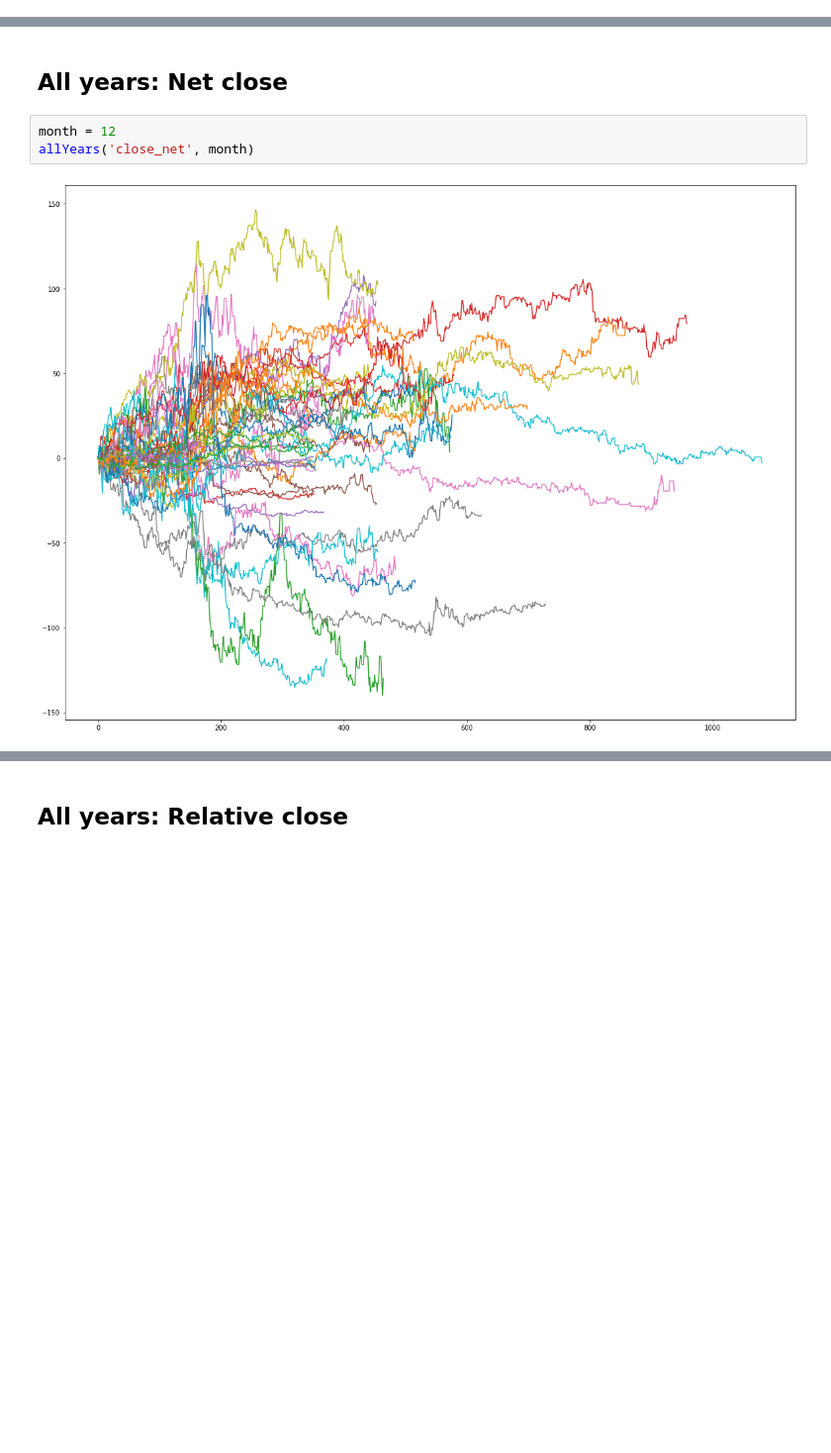
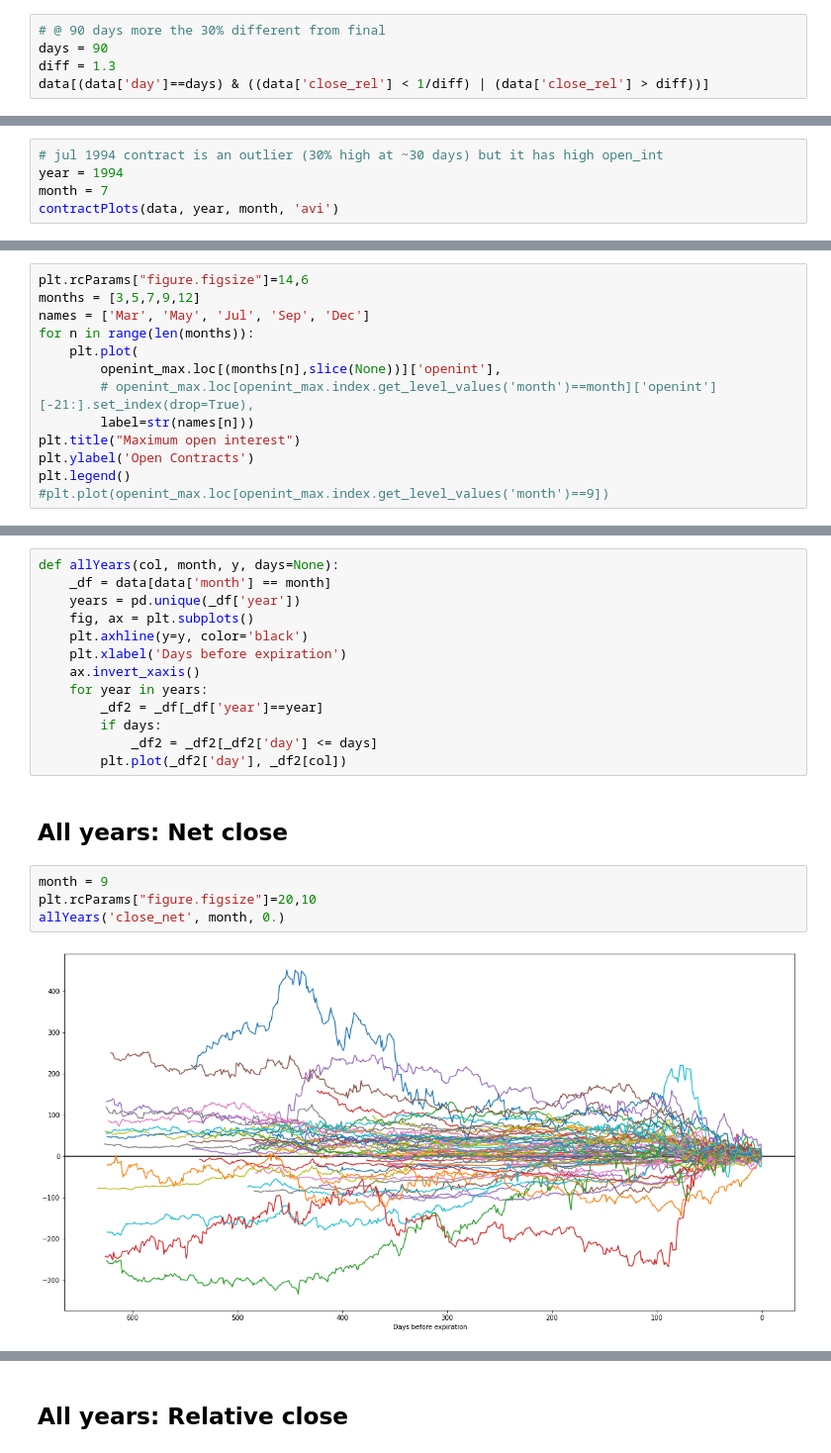
Before and after one commit to vin0110/classes, a Jupyter notebook: corn_view.ipynb, the cells around one changed output, grey strips where cells are left out. Shown at 99% size. Saved outputs shown, nothing was run; the diff lists cells and outputs as text; blank space fills up the shorter version.

```diff
--- a/corn_view.ipynb
+++ b/corn_view.ipynb
@@ -156,0 +192,5 @@ Contract plots for 1999/5
+# %%
+# @ 90 days more the 30% different from final
+days = 90
+diff = 1.3
+data[(data['day']==days) & ((data['close_rel'] < 1/diff) | (data['close_rel'] > diff))]
@@ -156,0 +235,5 @@ Contract plots for 1999/5
+# %%
+# jul 1994 contract is an outlier (30% high at ~30 days) but it has high open_int
+year = 1994
+month = 7
+contractPlots(data, year, month, 'avi')
@@ -156,0 +252,13 @@ Contract plots for 1999/5
+# %%
+plt.rcParams["figure.figsize"]=14,6
+months = [3,5,7,9,12]
+names = ['Mar', 'May', 'Jul', 'Sep', 'Dec']
+for n in range(len(months)):
+    plt.plot(
+        openint_max.loc[(months[n],slice(None))]['openint'],
+        # openint_max.loc[openint_max.index.get_level_values('month')==month]['openint'][-21:].set_index(drop=True),
+        label=str(names[n]))
+plt.title("Maximum open interest")
+plt.ylabel('Open Contracts')
+plt.legend()
+#plt.plot(openint_max.loc[openint_max.index.get_level_values('month')==9])
@@ -157,7 +271,21 @@ Contract plots for 1999/5
+# %%
+def allYears(col, month, y, days=None):
+    _df = data[data['month'] == month]
+    years = pd.unique(_df['year'])
+    fig, ax = plt.subplots()
+    plt.axhline(y=y, color='black')
+    plt.xlabel('Days before expiration')
+    ax.invert_xaxis()
+    for year in years:
+        _df2 = _df[_df['year']==year]
+        if days:
+            _df2 = _df2[_df2['day'] <= days]
+        plt.plot(_df2['day'], _df2[col])
 # %% [markdown]
 ## All years: Net close
 # %%
-month = 12
-allYears('close_net', month)
+month = 9
+plt.rcParams["figure.figsize"]=20,10
+allYears('close_net', month, 0.)
 # %% [output]
-[figure, old version]
+[figure, new version]
```
Also changed, not shown: parts of 38 cells of this notebook, 8 other files.
